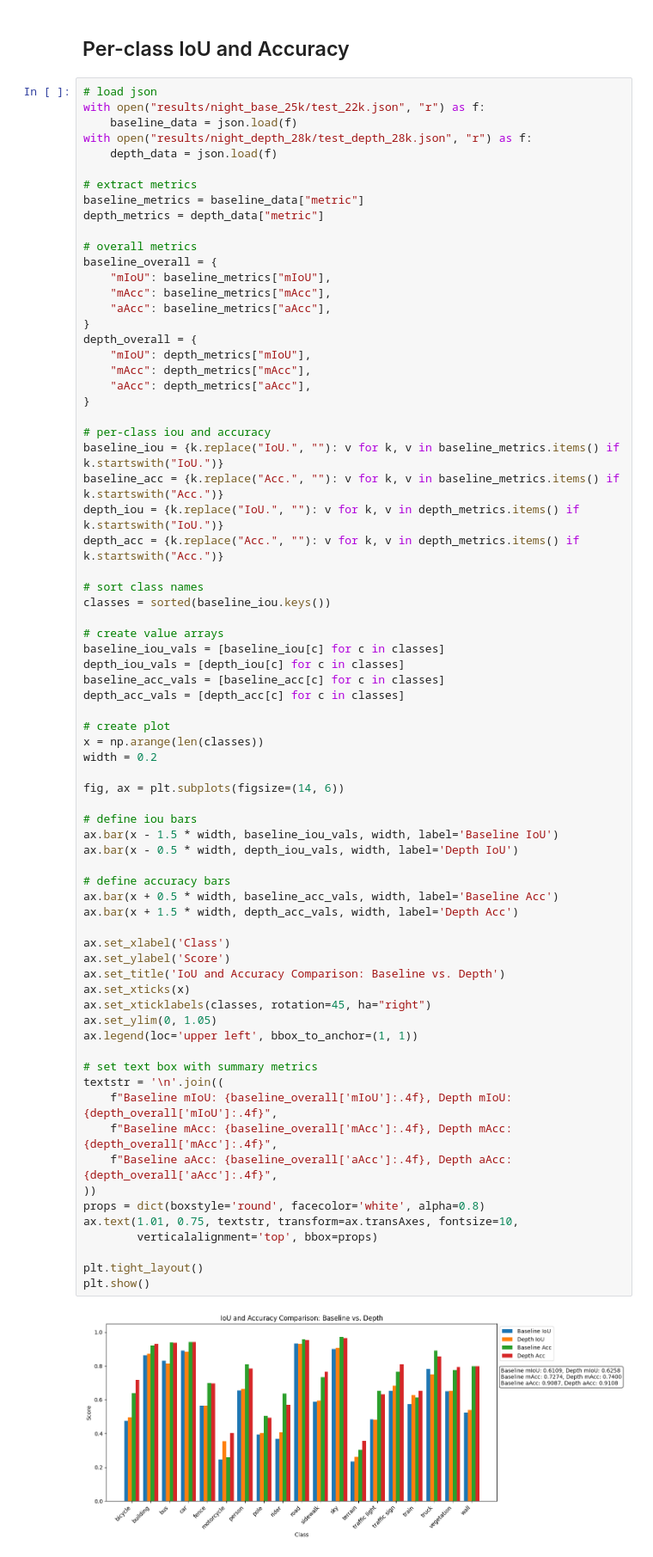
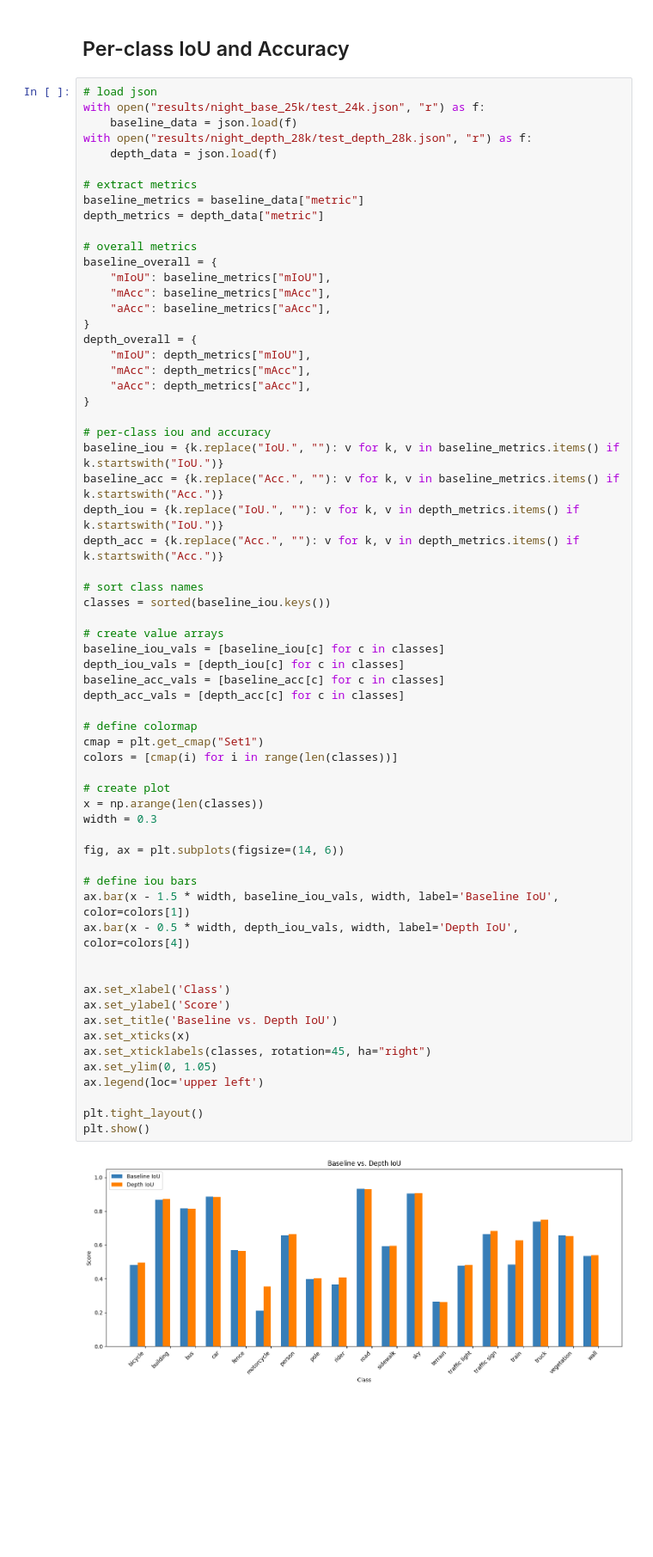
Before and after one commit to a-desai7/cs503_project, a Jupyter notebook: viz.ipynb, the cells around one changed output. Shown: that part at 86% size. Saved outputs shown, nothing was run; the diff lists cells and outputs as text; blank space fills up the shorter version.

Commit message:
Updated visuals

```diff
--- a/viz.ipynb
+++ b/viz.ipynb
@@ -6,7 +6,7 @@ import numpy as np
 ## Per-class IoU and Accuracy
 # %%
 # load json
-with open("results/night_base_25k/test_22k.json", "r") as f:
+with open("results/night_base_25k/test_24k.json", "r") as f:
     baseline_data = json.load(f)
 with open("results/night_depth_28k/test_depth_28k.json", "r") as f:
     depth_data = json.load(f)
@@ -32,49 +32,40 @@ baseline_iou = {k.replace("IoU.", ""): v for k, v in baseline_metrics.items() if
 baseline_acc = {k.replace("Acc.", ""): v for k, v in baseline_metrics.items() if k.startswith("Acc.")}
 depth_iou = {k.replace("IoU.", ""): v for k, v in depth_metrics.items() if k.startswith("IoU.")}
 depth_acc = {k.replace("Acc.", ""): v for k, v in depth_metrics.items() if k.startswith("Acc.")}
 
 # sort class names
 classes = sorted(baseline_iou.keys())
 
 # create value arrays
 baseline_iou_vals = [baseline_iou[c] for c in classes]
 depth_iou_vals = [depth_iou[c] for c in classes]
 baseline_acc_vals = [baseline_acc[c] for c in classes]
 depth_acc_vals = [depth_acc[c] for c in classes]
 
+# define colormap
+cmap = plt.get_cmap("Set1")
+colors = [cmap(i) for i in range(len(classes))]
+
 # create plot
 x = np.arange(len(classes))
-width = 0.2
+width = 0.3
 
 fig, ax = plt.subplots(figsize=(14, 6))
 
 # define iou bars
-ax.bar(x - 1.5 * width, baseline_iou_vals, width, label='Baseline IoU')
-ax.bar(x - 0.5 * width, depth_iou_vals, width, label='Depth IoU')
+ax.bar(x - 1.5 * width, baseline_iou_vals, width, label='Baseline IoU', color=colors[1])
+ax.bar(x - 0.5 * width, depth_iou_vals, width, label='Depth IoU', color=colors[4])
 
-# define accuracy bars
-ax.bar(x + 0.5 * width, baseline_acc_vals, width, label='Baseline Acc')
-ax.bar(x + 1.5 * width, depth_acc_vals, width, label='Depth Acc')
 
 ax.set_xlabel('Class')
 ax.set_ylabel('Score')
-ax.set_title('IoU and Accuracy Comparison: Baseline vs. Depth')
+ax.set_title('Baseline vs. Depth IoU')
 ax.set_xticks(x)
 ax.set_xticklabels(classes, rotation=45, ha="right")
 ax.set_ylim(0, 1.05)
-ax.legend(loc='upper left', bbox_to_anchor=(1, 1))
-
-# set text box with summary metrics
-textstr = '\n'.join((
-    f"Baseline mIoU: {baseline_overall['mIoU']:.4f}, Depth mIoU: {depth_overall['mIoU']:.4f}",
-    f"Baseline mAcc: {baseline_overall['mAcc']:.4f}, Depth mAcc: {depth_overall['mAcc']:.4f}",
-    f"Baseline aAcc: {baseline_overall['aAcc']:.4f}, Depth aAcc: {depth_overall['aAcc']:.4f}",
-))
-props = dict(boxstyle='round', facecolor='white', alpha=0.8)
-ax.text(1.01, 0.75, textstr, transform=ax.transAxes, fontsize=10,
-        verticalalignment='top', bbox=props)
+ax.legend(loc='upper left')
 
 plt.tight_layout()
 plt.show()
 # %% [output]
-[figure, old version]
+[figure, new version]
```
Also changed, not shown: parts of 3 cells of this notebook, 3 other files.
